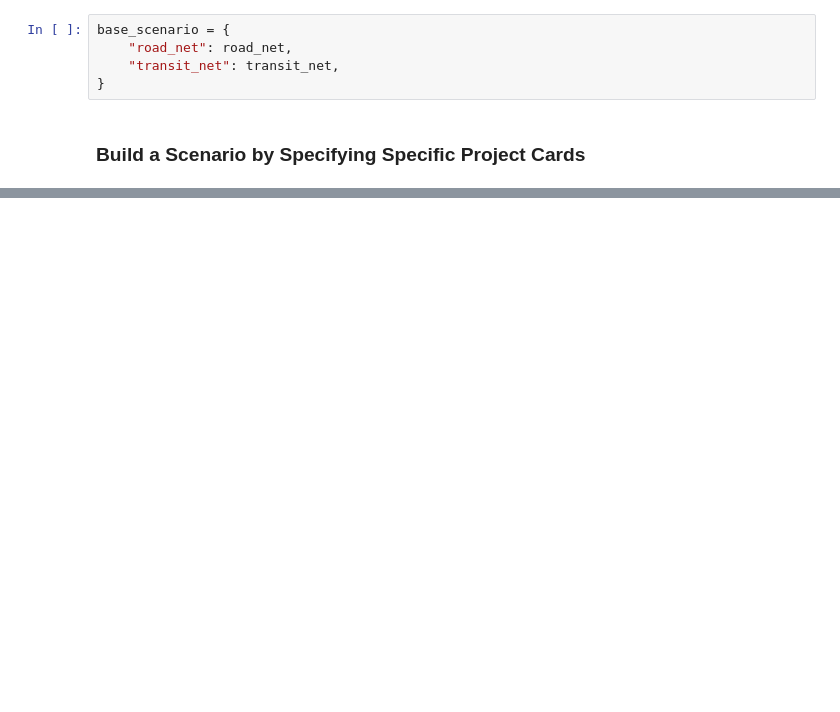
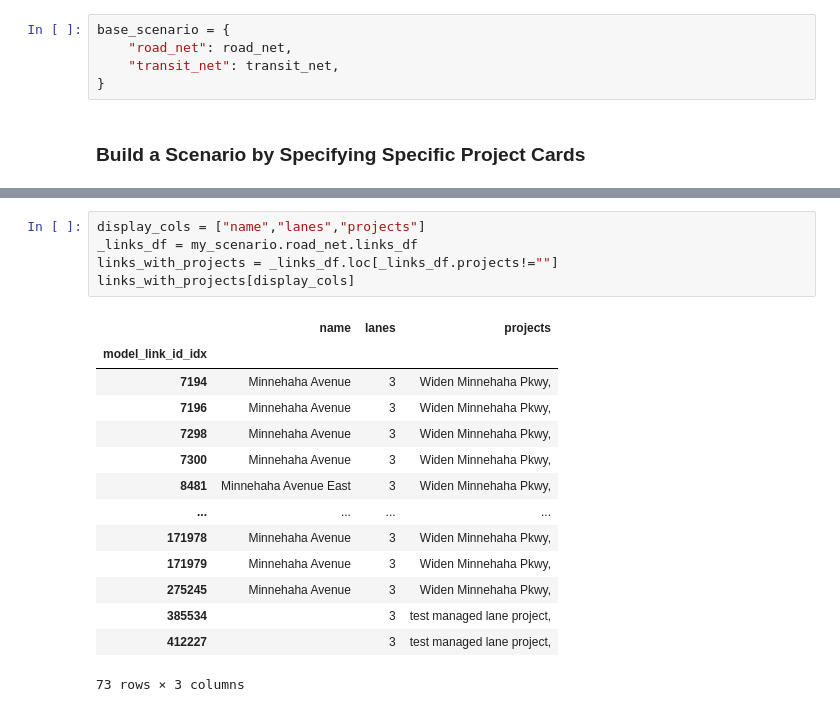
Before and after one commit to wsp-sag/network_wrangler, a Jupyter notebook: notebook/Visual Checks.ipynb, the cells around one changed output, grey strips where cells are left out. Saved outputs shown, nothing was run; the diff lists cells and outputs as text; blank space fills up the shorter version.

```diff
--- a/notebook/Visual Checks.ipynb
+++ b/notebook/Visual Checks.ipynb
@@ -176,0 +88,20 @@ Output(layout=Layout(border='4px solid grey', height='auto', object_fit='scale-d
+# %%
+display_cols = ["name","lanes","projects"]
+_links_df = my_scenario.road_net.links_df
+links_with_projects = _links_df.loc[_links_df.projects!=""]
+links_with_projects[display_cols]
+# %% [output]
+|  | name | lanes | projects |
+| model_link_id_idx |  |  |  |
+| 7194 | Minnehaha Avenue | 3 | Widen Minnehaha Pkwy, |
+| 7196 | Minnehaha Avenue | 3 | Widen Minnehaha Pkwy, |
+| 7298 | Minnehaha Avenue | 3 | Widen Minnehaha Pkwy, |
+| 7300 | Minnehaha Avenue | 3 | Widen Minnehaha Pkwy, |
+| 8481 | Minnehaha Avenue East | 3 | Widen Minnehaha Pkwy, |
+| ... | ... | ... | ... |
+| 171978 | Minnehaha Avenue | 3 | Widen Minnehaha Pkwy, |
+| 171979 | Minnehaha Avenue | 3 | Widen Minnehaha Pkwy, |
+| 275245 | Minnehaha Avenue | 3 | Widen Minnehaha Pkwy, |
+| 385534 |  | 3 | test managed lane project, |
+| 412227 |  | 3 | test managed lane project, |
+73 rows × 3 columns
```
Also changed, not shown: parts of 23 cells of this notebook, 11 other files.
